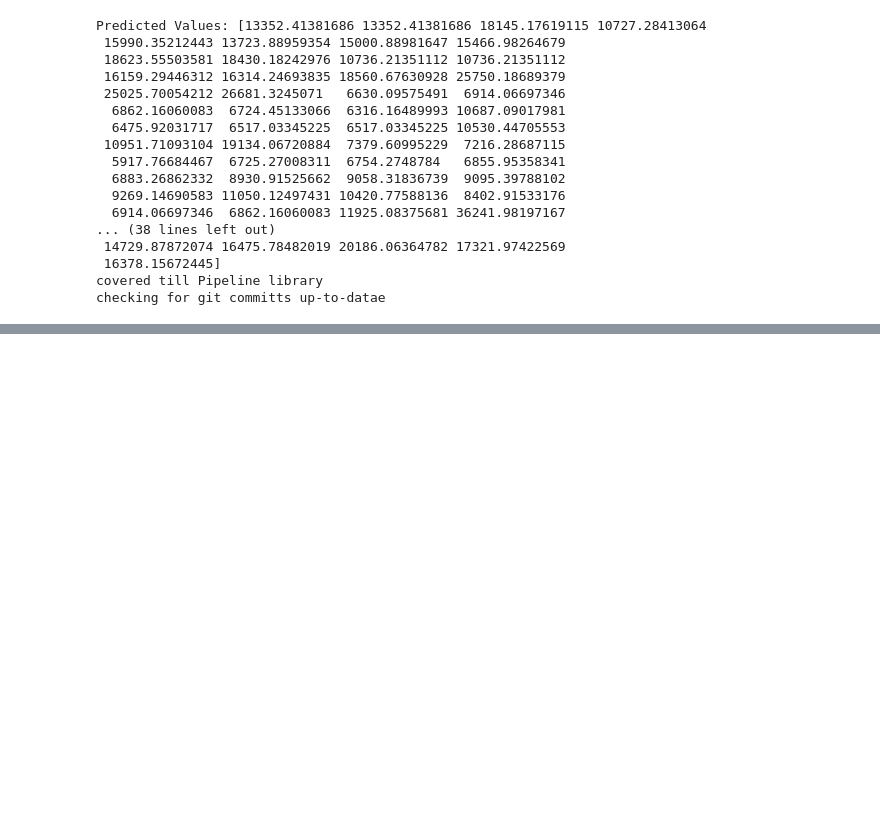
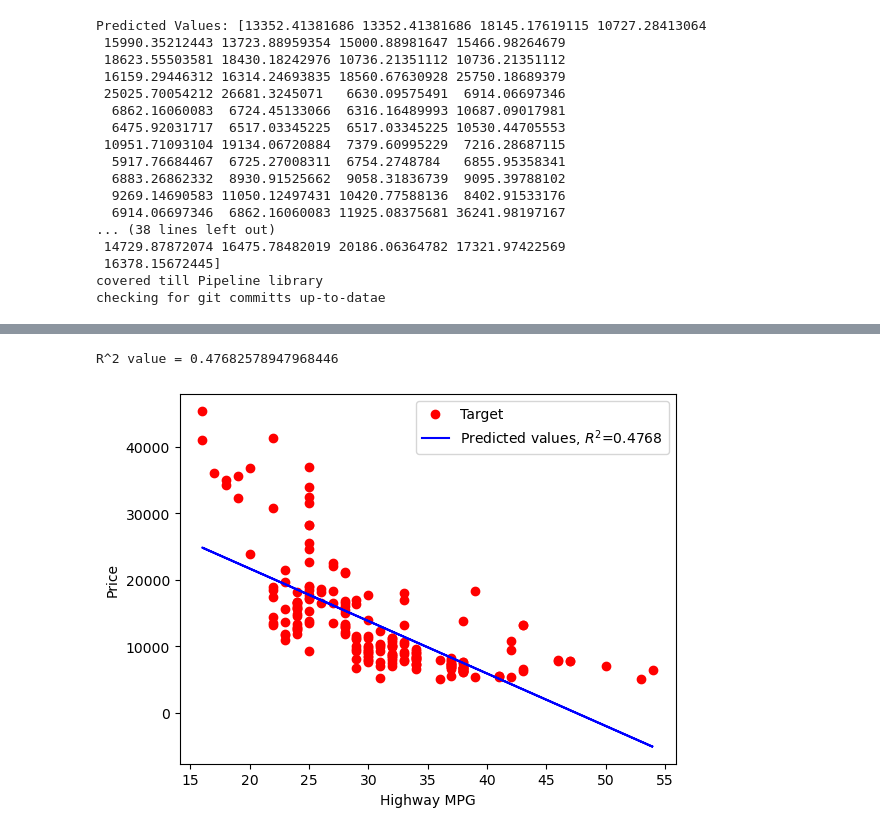
Before and after one commit to JohnN9323/Python-AI-AGI, a Jupyter notebook: Data_Science/AIandDataScience_learnings/Applied_Data_Science_Nerds_Academy.ipynb, the cells around one changed output, grey strips where cells are left out. Drawn from its saved outputs; the diff is of its cells as text; code cells hidden in the pictures; blank space fills up the shorter version.

```diff
--- a/Data_Science/AIandDataScience_learnings/Applied_Data_Science_Nerds_Academy.ipynb
+++ b/Data_Science/AIandDataScience_learnings/Applied_Data_Science_Nerds_Academy.ipynb
@@ -3210,0 +3441,41 @@ print("new changes made in file Applied_Data_Science_Nerds_Academy")
+# %%
+import numpy as np
+import pandas as pd
+import matplotlib.pyplot as plt
+from sklearn.linear_model import LinearRegression
+from sklearn.metrics import r2_score
+
+df1.replace('?', np.nan, inplace=True)
+
+df1['highway-mpg'] = pd.to_numeric(df1['highway-mpg'], errors='coerce')
+df1['price'] = pd.to_numeric(df1['price'], errors='coerce')
+
+df1['highway-mpg'].fillna(df1['highway-mpg'].mean(), inplace=True)
+df1['price'].fillna(df1['price'].mean(), inplace=True)
+
+# Step 1: Prepare the data
+X = df1[['highway-mpg']]
+
+# Step 2: Train the model
+lm = LinearRegression()
+lm.fit(X, Y)
+
+# Step 3: Make predictions
+Y_pred = lm.predict(X)
+
+# Step 4: Calculate the R-squared value
+r2_value = r2_score(Y, Y_pred)
+print(f'R^2 value = {r2_value}')
+
+# Step 5: Plot the actual values and regression line
+plt.scatter(X, Y, color='red', label='Target')
+plt.plot(X, Y_pred, color='blue', label=f'Predicted values, $R^2$={r2_value:.4f}')
+
+# Step 6: Add labels and legend
+plt.xlabel('Highway MPG')
+plt.ylabel('Price')
+plt.legend()
+plt.show()
+# %% [output]
+R^2 value = 0.47682578947968446
+[figure, added]
```
Also changed, not shown: parts of 46 cells of this notebook, 13 other files.
